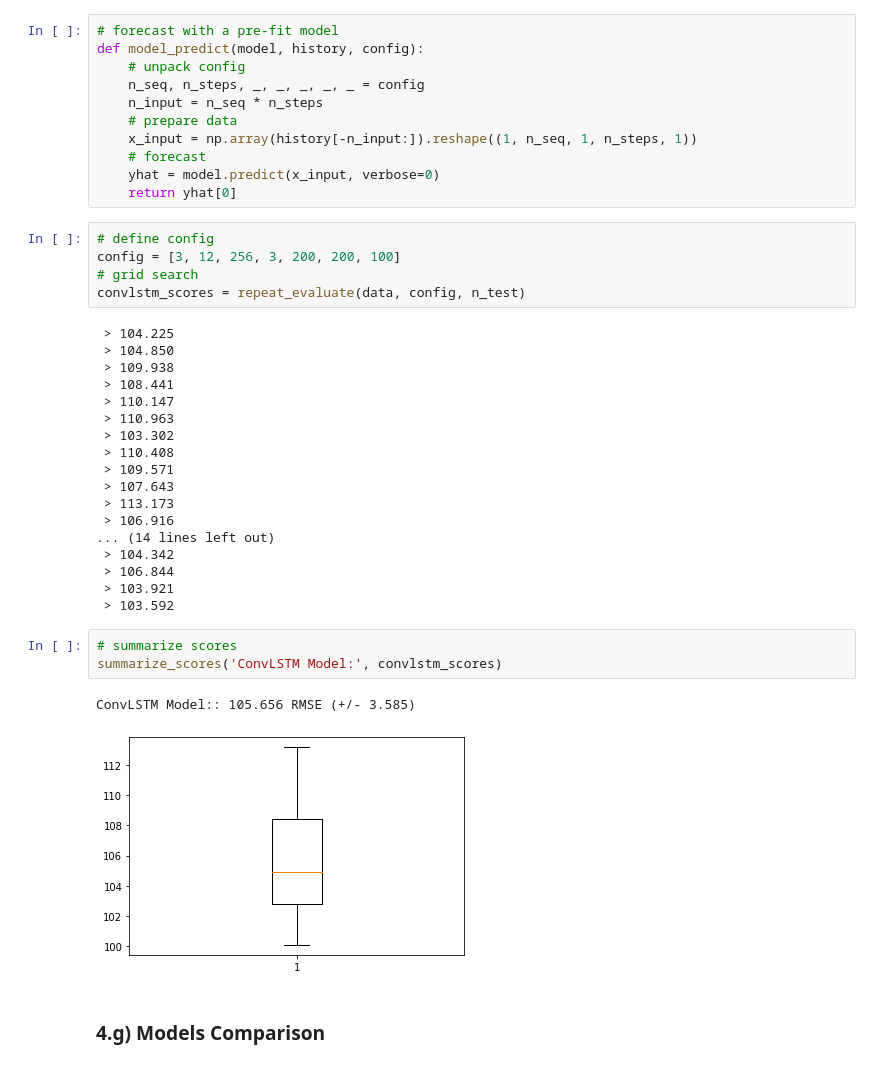
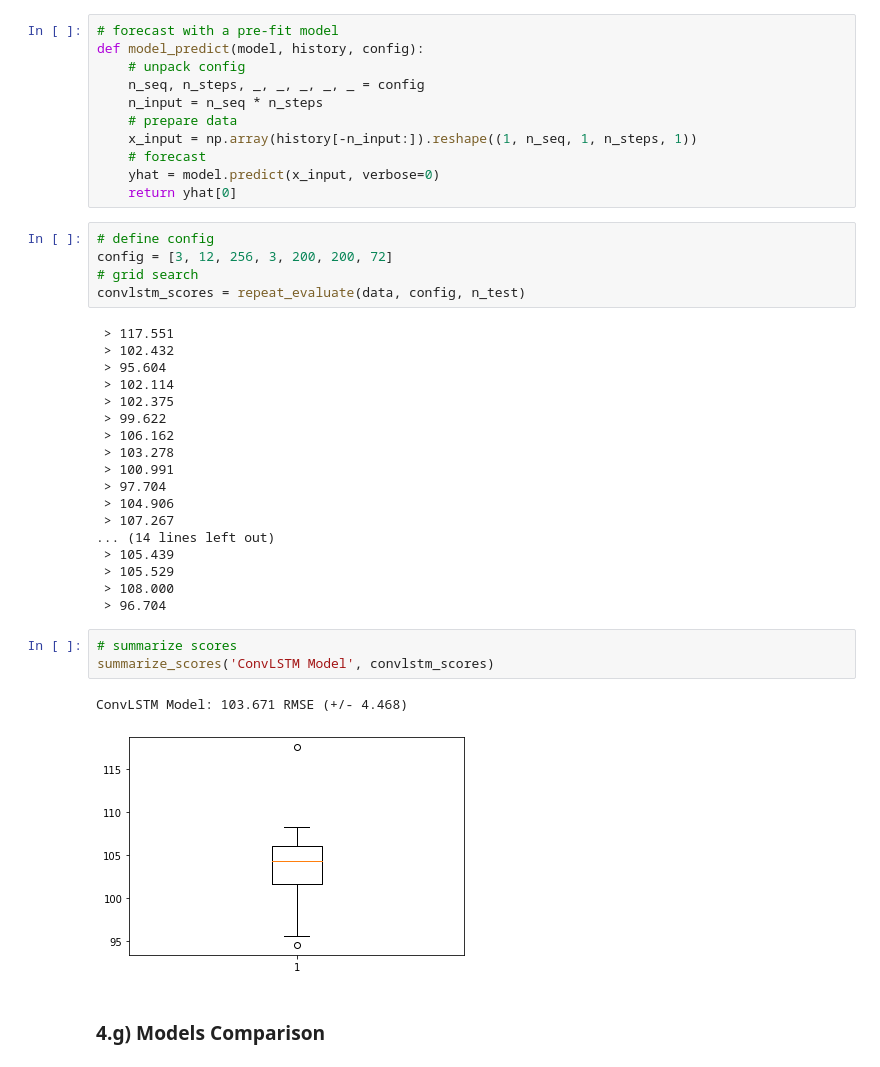
Before and after one commit to daines-analytics/time-series-projects, a Jupyter notebook: py_timeseries_american_river_riverflow/py_timeseries_tensorflow_american_river_riverflow.ipynb, the cells around one changed output. Saved outputs shown, nothing was run; the diff lists cells and outputs as text.

```diff
--- a/py_timeseries_american_river_riverflow/py_timeseries_tensorflow_american_river_riverflow.ipynb
+++ b/py_timeseries_american_river_riverflow/py_timeseries_tensorflow_american_river_riverflow.ipynb
@@ -607,33 +649,33 @@ def model_predict(model, history, config):
     return yhat[0]
 # %%
 # define config
-config = [3, 12, 256, 3, 200, 200, 100]
+config = [3, 12, 256, 3, 200, 200, 72]
 # grid search
 convlstm_scores = repeat_evaluate(data, config, n_test)
 # %% [output]
- > 104.225
- > 104.850
- > 109.938
- > 108.441
- > 110.147
- > 110.963
- > 103.302
- > 110.408
- > 109.571
- > 107.643
- > 113.173
- > 106.916
+ > 117.551
+ > 102.432
+ > 95.604
+ > 102.114
+ > 102.375
+ > 99.622
+ > 106.162
+ > 103.278
+ > 100.991
+ > 97.704
+ > 104.906
+ > 107.267
 ... (14 lines left out)
- > 104.342
- > 106.844
- > 103.921
- > 103.592
+ > 105.439
+ > 105.529
+ > 108.000
+ > 96.704
 # %%
 # summarize scores
-summarize_scores('ConvLSTM Model:', convlstm_scores)
+summarize_scores('ConvLSTM Model', convlstm_scores)
 # %% [output]
-ConvLSTM Model:: 105.656 RMSE (+/- 3.585)
+ConvLSTM Model: 103.671 RMSE (+/- 4.468)
-[figure, old version]
+[figure, new version]
 # %% [markdown]
 ### 4.g) Models Comparison
 # %%
```
Also changed, not shown: parts of 24 cells of this notebook, 1 other file.
